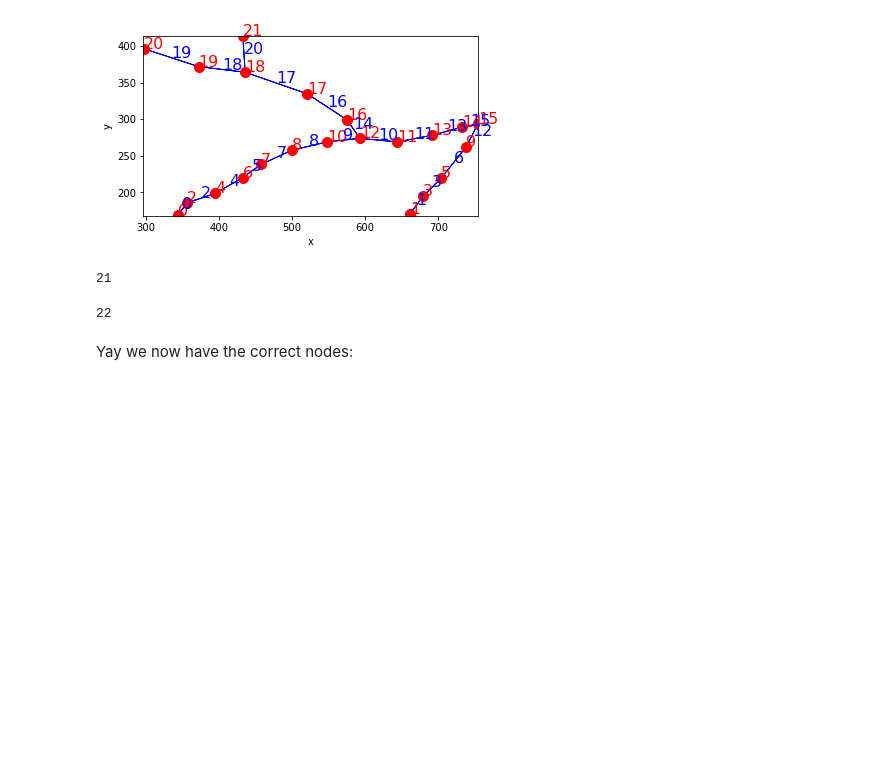
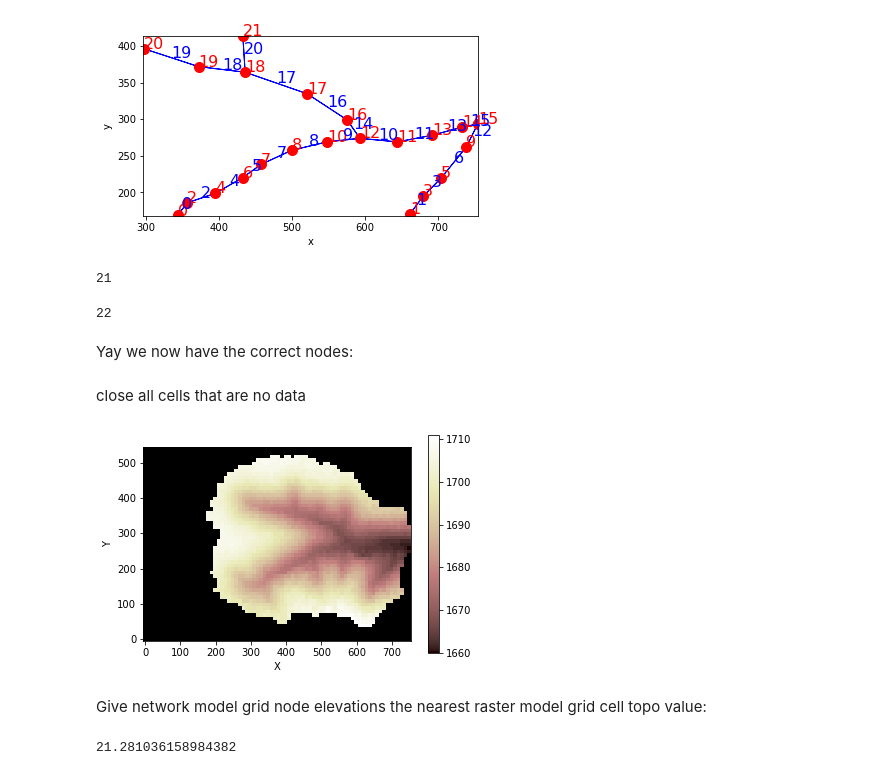
Before and after one commit to espin-2020/fluvial, a Jupyter notebook: import_network_from_hugo_shapefile.ipynb, the cells around one changed output. Saved outputs shown, nothing was run; the diff lists cells and outputs as text; code cells hidden in the pictures; blank space fills up the shorter version.

Commit message:
linked attributes from hugo raster to network model grid

```diff
--- a/import_network_from_hugo_shapefile.ipynb
+++ b/import_network_from_hugo_shapefile.ipynb
@@ -81,3 +83,16 @@ new_grid.number_of_nodes
 22
 # %% [markdown]
 Yay we now have the correct nodes:
+# %%
+raster_grid_fn = r'data\hugo_site.asc'
+rmg,z = read_esri_ascii(raster_grid_fn,name='topographic__elevation')
+# %% [markdown]
+close all cells that are no data
+# %%
+rmg.status_at_node[np.isclose(z,-9999.)] = rmg.BC_NODE_IS_CLOSED
+# %%
+imshow_grid_at_node(rmg, z)
+# %% [output]
+[figure, added]
+# %% [markdown]
+Give network model grid node elevations the nearest raster model grid cell topo value:
@@ -83,0 +110,5 @@ Yay we now have the correct nodes:
+# %%
+np.sqrt((new_grid.x_of_node[idx_node_2_link] - new_grid.x_of_node[idx_node_1_link])**2
+        + (new_grid.y_of_node[idx_node_2_link] - new_grid.y_of_node[idx_node_1_link])**2)
+# %% [output]
+21.281036158984382
```
Also changed, not shown: parts of 7 cells of this notebook.
